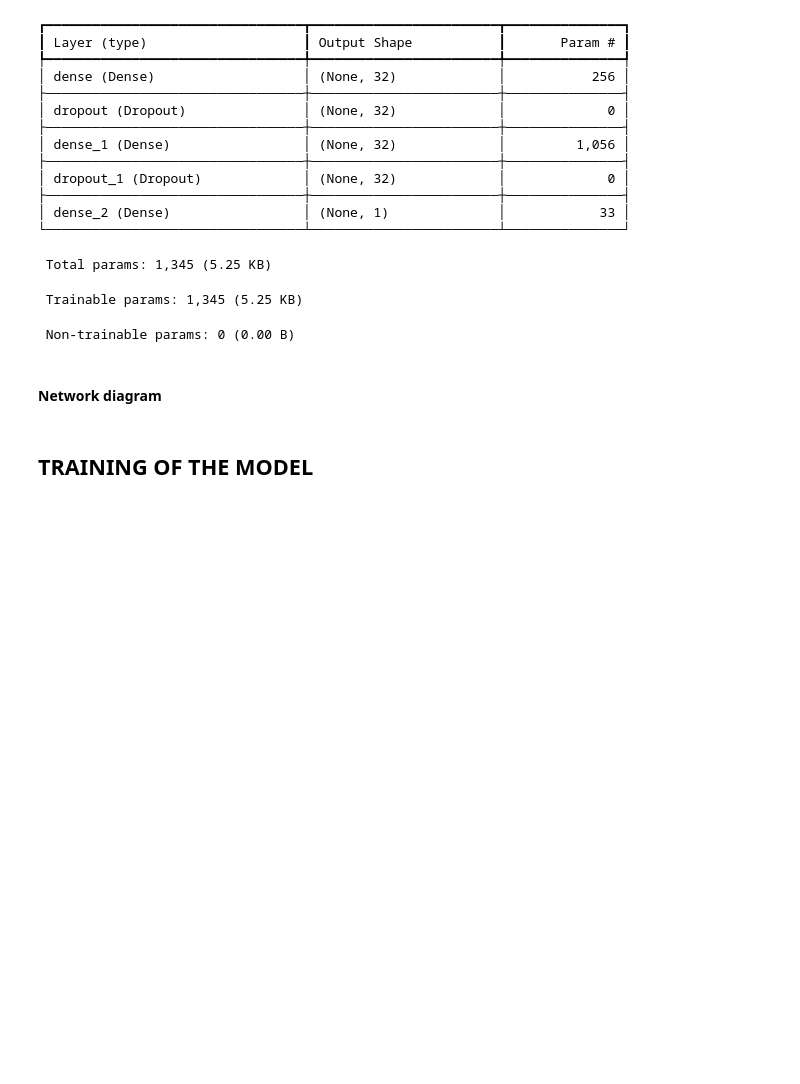
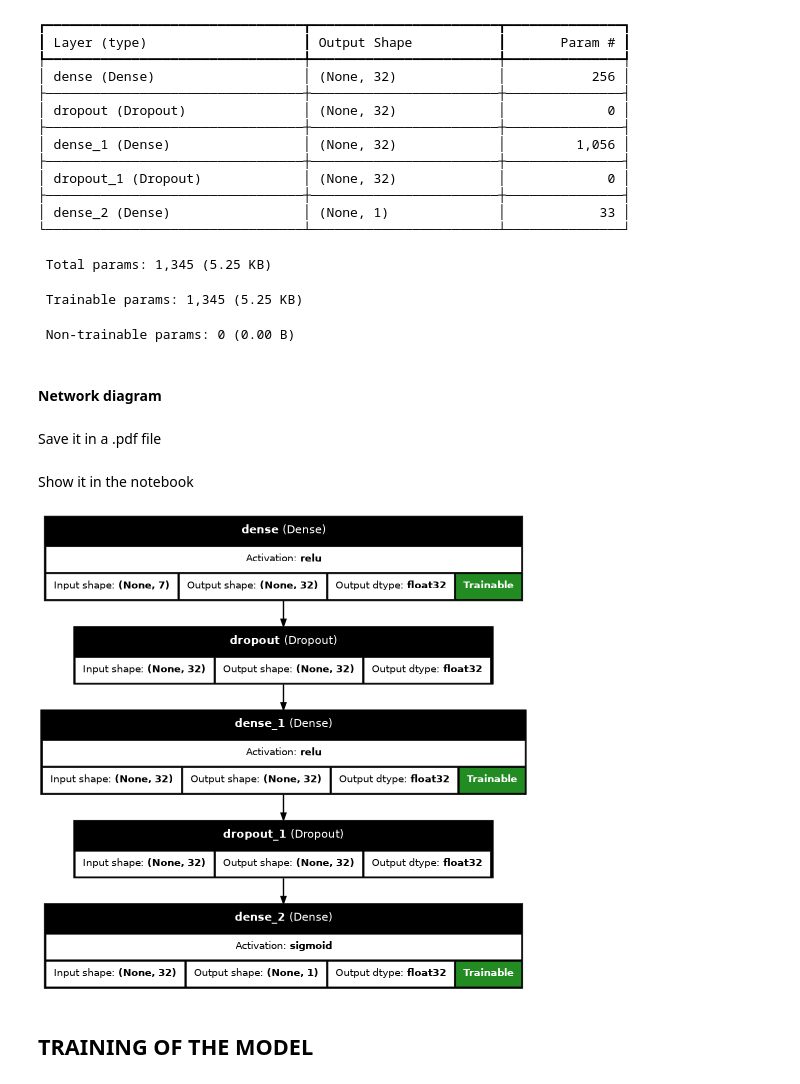
Before and after one commit to giopedro92/advanced-programming-project, a Jupyter notebook: NN.ipynb, the cells around one changed output. Drawn from its saved outputs; the diff is of its cells as text; code cells hidden in the pictures; blank space fills up the shorter version.

Commit message:
Some changes, fixing & comments in the notebook

```diff
--- a/NN.ipynb
+++ b/NN.ipynb
@@ -485,6 +482,8 @@ Model: "sequential"
  Non-trainable params: 0 (0.00 B)
 # %% [markdown]
 #### Network diagram
+# %% [markdown]
+Save it in a .pdf file
 # %%
 plot_model = tf.keras.utils.plot_model(
     model,
@@ -503,2 +500,19 @@ plot_model
+# %% [markdown]
+Show it in the notebook
+# %%
+tf.keras.utils.plot_model(
+    model,
+    to_file                = "model.png",
+    show_shapes            = True,
+    show_dtype             = True,
+    show_layer_names       = True,
+    rankdir                = "TB",
+    expand_nested          = True,
+    dpi                    = 50,
+    show_layer_activations = True,
+    show_trainable         = True,
+)
+# %% [output]
+[figure, added]
 # %% [markdown]
 ## TRAINING OF THE MODEL
```
Also changed, not shown: parts of 45 cells of this notebook.
